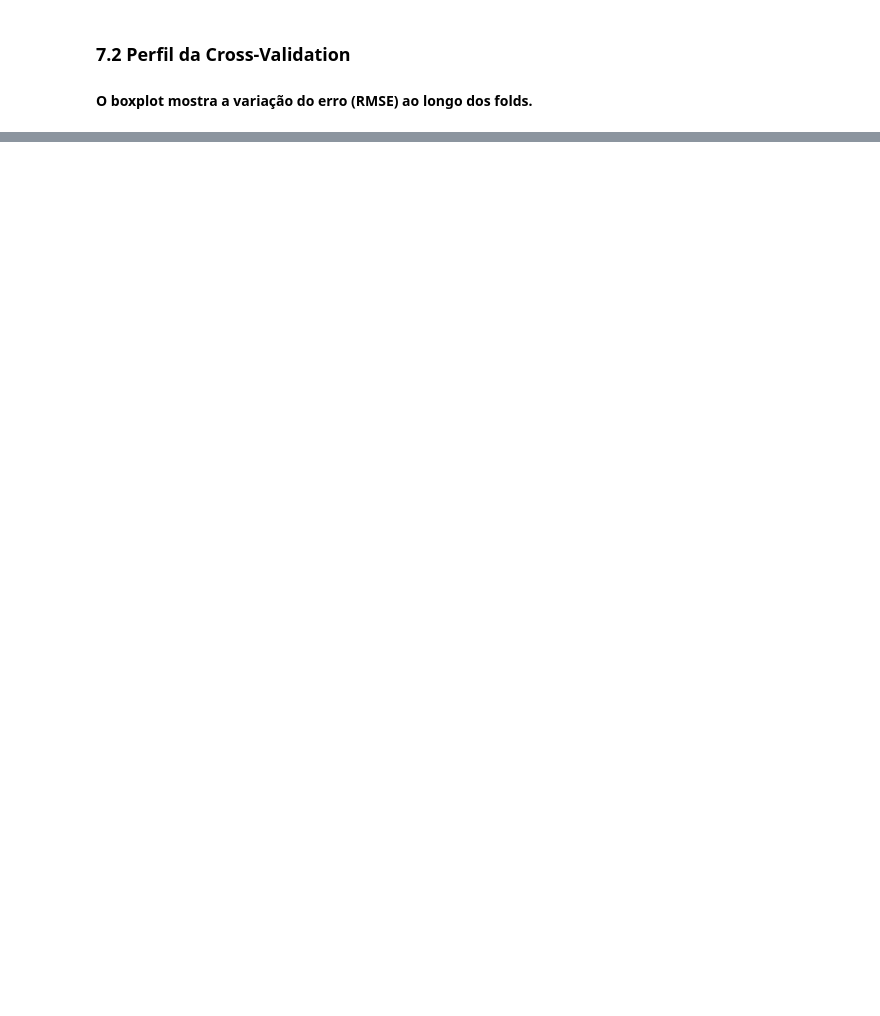
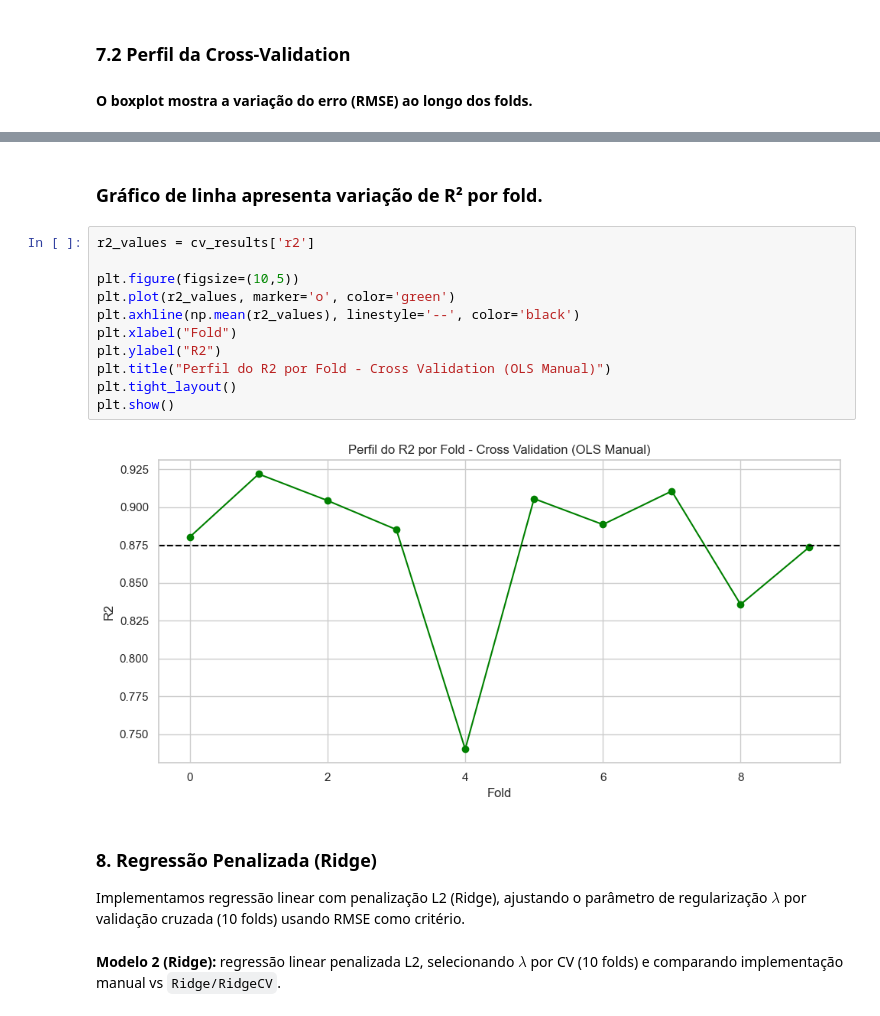
Before and after one commit to diego-nac/ica-homeworks, a Jupyter notebook: homework2/code.ipynb, the cells around one changed output, grey strips where cells are left out. Drawn from its saved outputs; the diff is of its cells as text; blank space fills up the shorter version.

```diff
--- a/homework2/code.ipynb
+++ b/homework2/code.ipynb
@@ -395,0 +437,20 @@ plt.show()
+# %% [markdown]
+### Gráfico de linha apresenta variação de R² por fold.
+# %%
+r2_values = cv_results['r2']
+
+plt.figure(figsize=(10,5))
+plt.plot(r2_values, marker='o', color='green')
+plt.axhline(np.mean(r2_values), linestyle='--', color='black')
+plt.xlabel("Fold")
+plt.ylabel("R2")
+plt.title("Perfil do R2 por Fold - Cross Validation (OLS Manual)")
+plt.tight_layout()
+plt.show()
+# %% [output]
+[figure, added]
+# %% [markdown]
+### 8. Regressão Penalizada (Ridge)
+Implementamos regressão linear com penalização L2 (Ridge), ajustando o parâmetro de regularização $\lambda$ por validação cruzada (10 folds) usando RMSE como critério.
+# %% [markdown]
+**Modelo 2 (Ridge):** regressão linear penalizada L2, selecionando $\lambda$ por CV (10 folds) e comparando implementação manual vs `Ridge/RidgeCV`.
```
Also changed, not shown: parts of 19 cells of this notebook, 6 other files.
